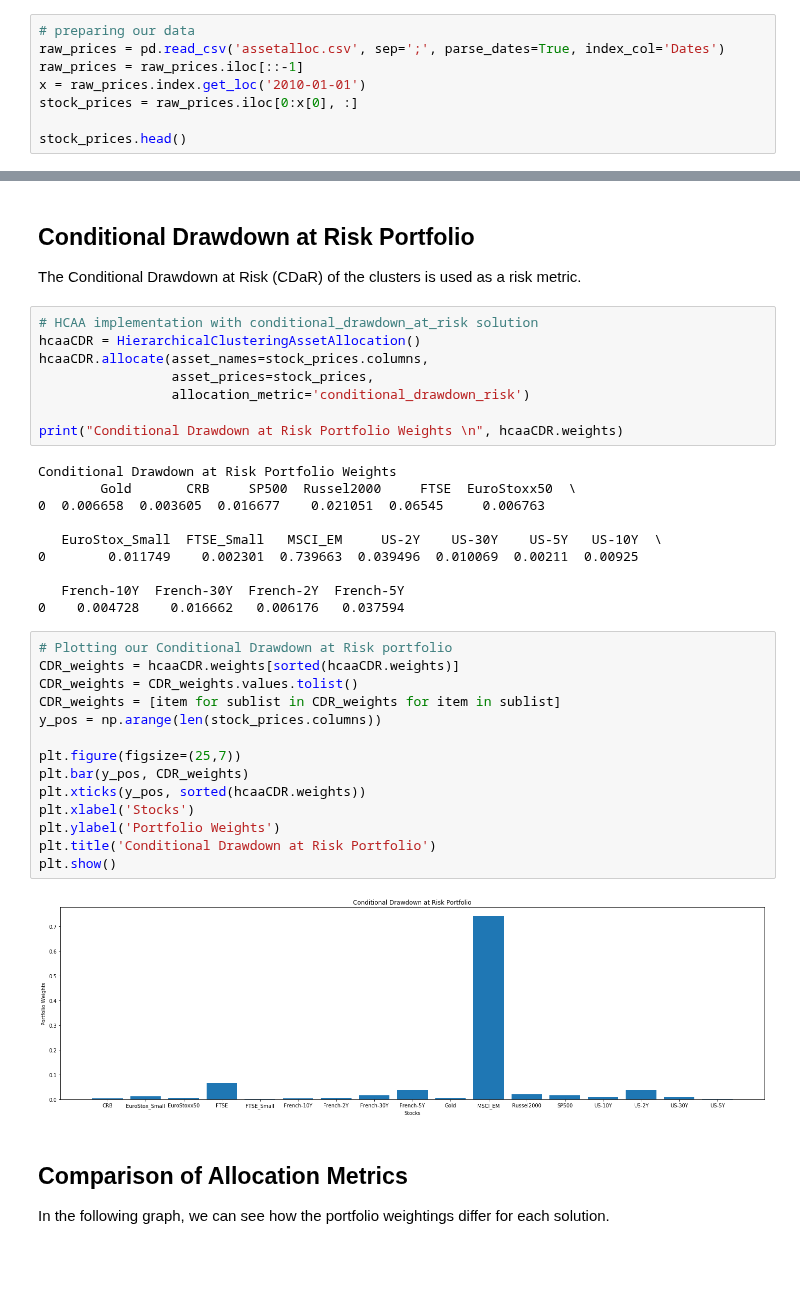
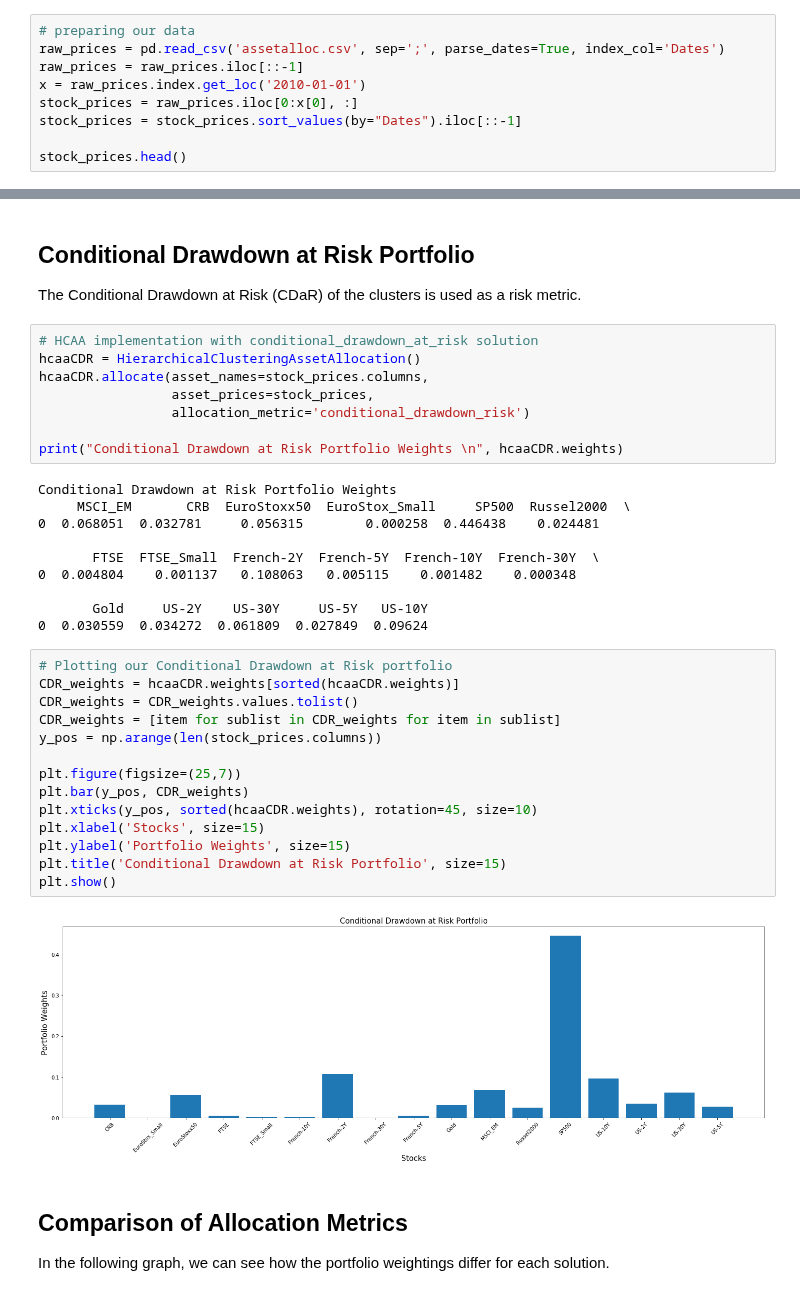
Before and after one commit to tzw101/research, a Jupyter notebook: Portfolio Optimisation Tutorials/Hierarchical Clustering Asset Allocation (HCAA)/HCAA Tutorial Notebook.ipynb, the cells around one changed output, grey strips where cells are left out. Cells and saved outputs as stored; diff of their text form; blank space fills up the shorter version.

```diff
--- a/Portfolio Optimisation Tutorials/Hierarchical Clustering Asset Allocation (HCAA)/HCAA Tutorial Notebook.ipynb
+++ b/Portfolio Optimisation Tutorials/Hierarchical Clustering Asset Allocation (HCAA)/HCAA Tutorial Notebook.ipynb
@@ -61,6 +60,7 @@ raw_prices = pd.read_csv('assetalloc.csv', sep=';', parse_dates=True, index_col=
 raw_prices = raw_prices.iloc[::-1]
 x = raw_prices.index.get_loc('2010-01-01')
 stock_prices = raw_prices.iloc[0:x[0], :]
+stock_prices = stock_prices.sort_values(by="Dates").iloc[::-1]
 
 stock_prices.head()
 # %% [output]
@@ -386,30 +386,30 @@ hcaaCDR.allocate(asset_names=stock_prices.columns,
 print("Conditional Drawdown at Risk Portfolio Weights \n", hcaaCDR.weights)
 # %% [output]
 Conditional Drawdown at Risk Portfolio Weights
-        Gold       CRB     SP500  Russel2000     FTSE  EuroStoxx50  \
-0  0.006658  0.003605  0.016677    0.021051  0.06545     0.006763
+     MSCI_EM       CRB  EuroStoxx50  EuroStox_Small     SP500  Russel2000  \
+0  0.068051  0.032781     0.056315        0.000258  0.446438    0.024481
 
-   EuroStox_Small  FTSE_Small   MSCI_EM     US-2Y    US-30Y    US-5Y   US-10Y  \
-0        0.011749    0.002301  0.739663  0.039496  0.010069  0.00211  0.00925
+       FTSE  FTSE_Small  French-2Y  French-5Y  French-10Y  French-30Y  \
+0  0.004804    0.001137   0.108063   0.005115    0.001482    0.000348
 
-   French-10Y  French-30Y  French-2Y  French-5Y
-0    0.004728    0.016662   0.006176   0.037594
+       Gold     US-2Y    US-30Y     US-5Y   US-10Y
+0  0.030559  0.034272  0.061809  0.027849  0.09624
 # %%
 # Plotting our Conditional Drawdown at Risk portfolio
 CDR_weights = hcaaCDR.weights[sorted(hcaaCDR.weights)]
 CDR_weights = CDR_weights.values.tolist()
 CDR_weights = [item for sublist in CDR_weights for item in sublist]
 y_pos = np.arange(len(stock_prices.columns))
 
 plt.figure(figsize=(25,7))
 plt.bar(y_pos, CDR_weights)
-plt.xticks(y_pos, sorted(hcaaCDR.weights))
-plt.xlabel('Stocks')
-plt.ylabel('Portfolio Weights')
-plt.title('Conditional Drawdown at Risk Portfolio')
+plt.xticks(y_pos, sorted(hcaaCDR.weights), rotation=45, size=10)
+plt.xlabel('Stocks', size=15)
+plt.ylabel('Portfolio Weights', size=15)
+plt.title('Conditional Drawdown at Risk Portfolio', size=15)
 plt.show()
 # %% [output]
-[figure, old version]
+[figure, new version]
 # %% [markdown]
 ## Comparison of Allocation Metrics
 In the following graph, we can see how the portfolio weightings differ for each solution.
```
Also changed, not shown: parts of 19 cells of this notebook.
